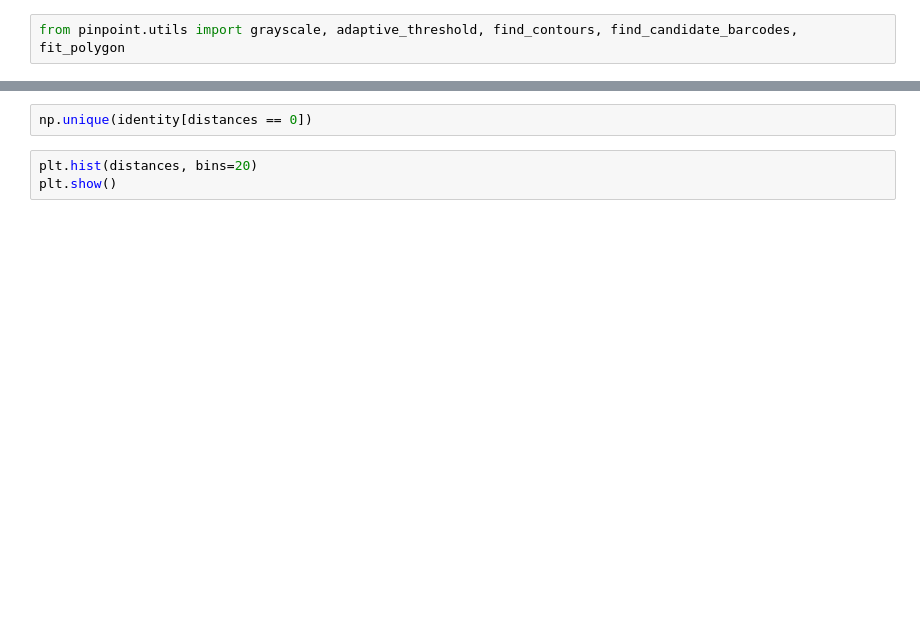
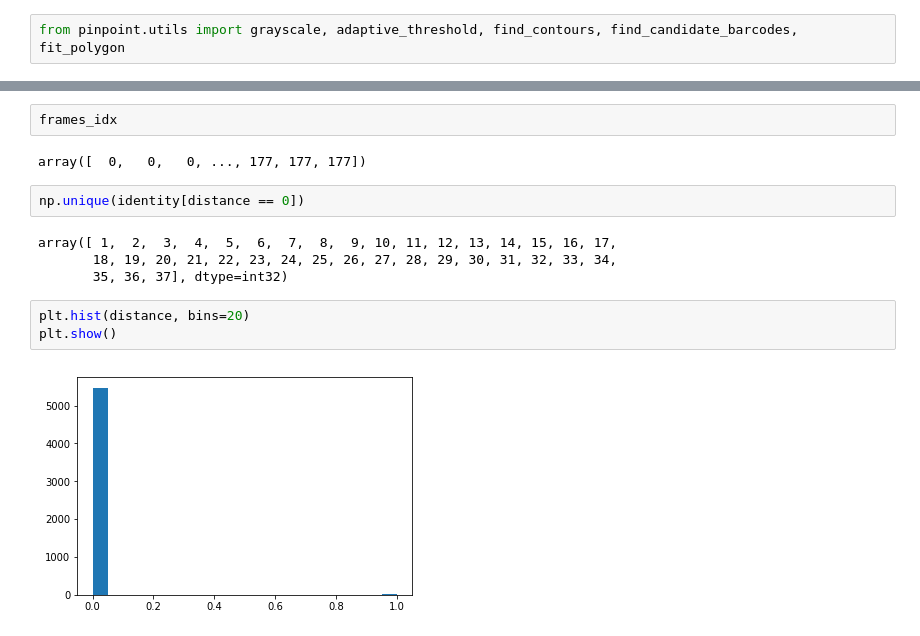
Before and after one commit to jgraving/pinpoint, a Jupyter notebook: notebooks/Tracker_example.ipynb, the cells around one changed output, grey strips where cells are left out. Drawn from its saved outputs; the diff is of its cells as text; blank space fills up the shorter version.

```diff
--- a/notebooks/Tracker_example.ipynb
+++ b/notebooks/Tracker_example.ipynb
@@ -81,5 +95,15 @@ f.close()
+# %%
+frames_idx
+# %% [output]
+array([  0,   0,   0, ..., 177, 177, 177])
 # %%
-np.unique(identity[distances == 0])
+np.unique(identity[distance == 0])
+# %% [output]
+array([ 1,  2,  3,  4,  5,  6,  7,  8,  9, 10, 11, 12, 13, 14, 15, 16, 17,
+       18, 19, 20, 21, 22, 23, 24, 25, 26, 27, 28, 29, 30, 31, 32, 33, 34,
+       35, 36, 37], dtype=int32)
 # %%
-plt.hist(distances, bins=20)
+plt.hist(distance, bins=20)
 plt.show()
+# %% [output]
+[figure, added]
```
Also changed, not shown: parts of 15 cells of this notebook.
